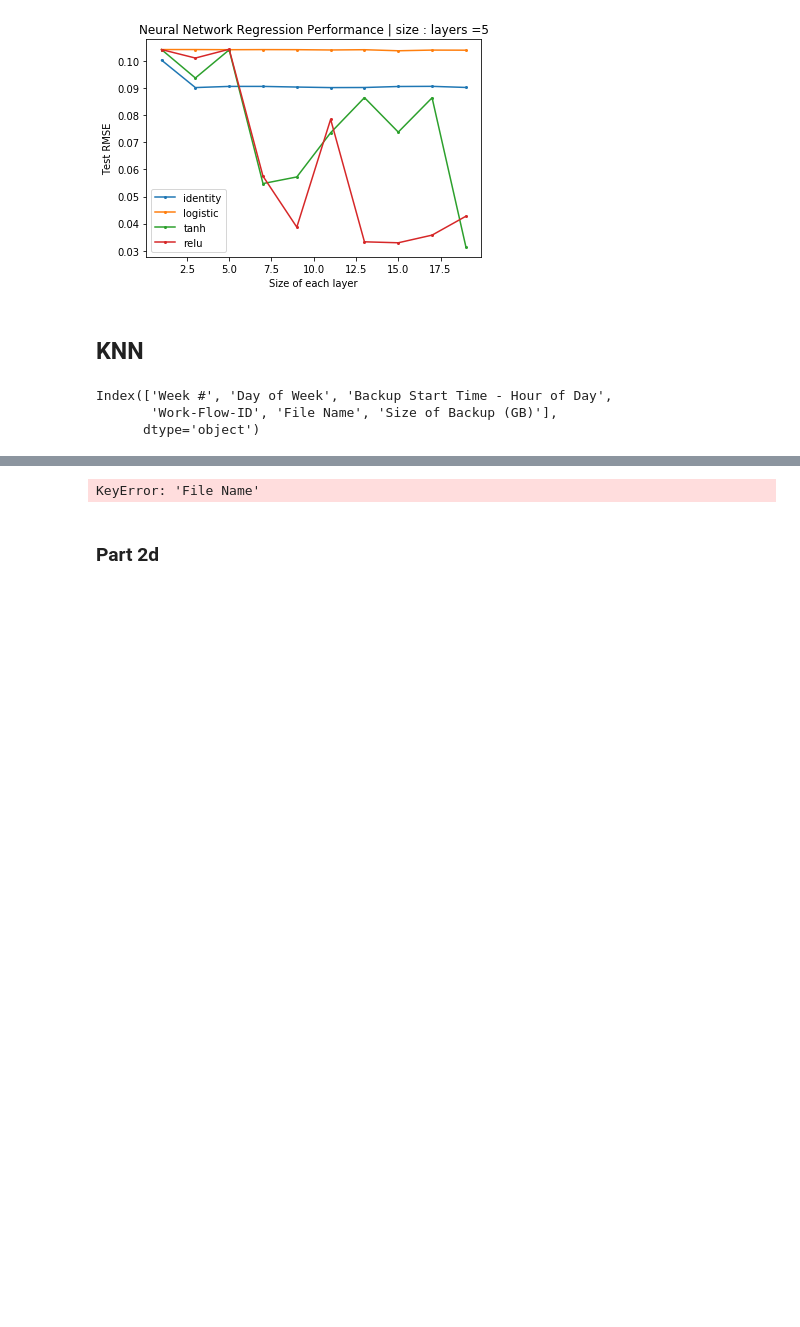
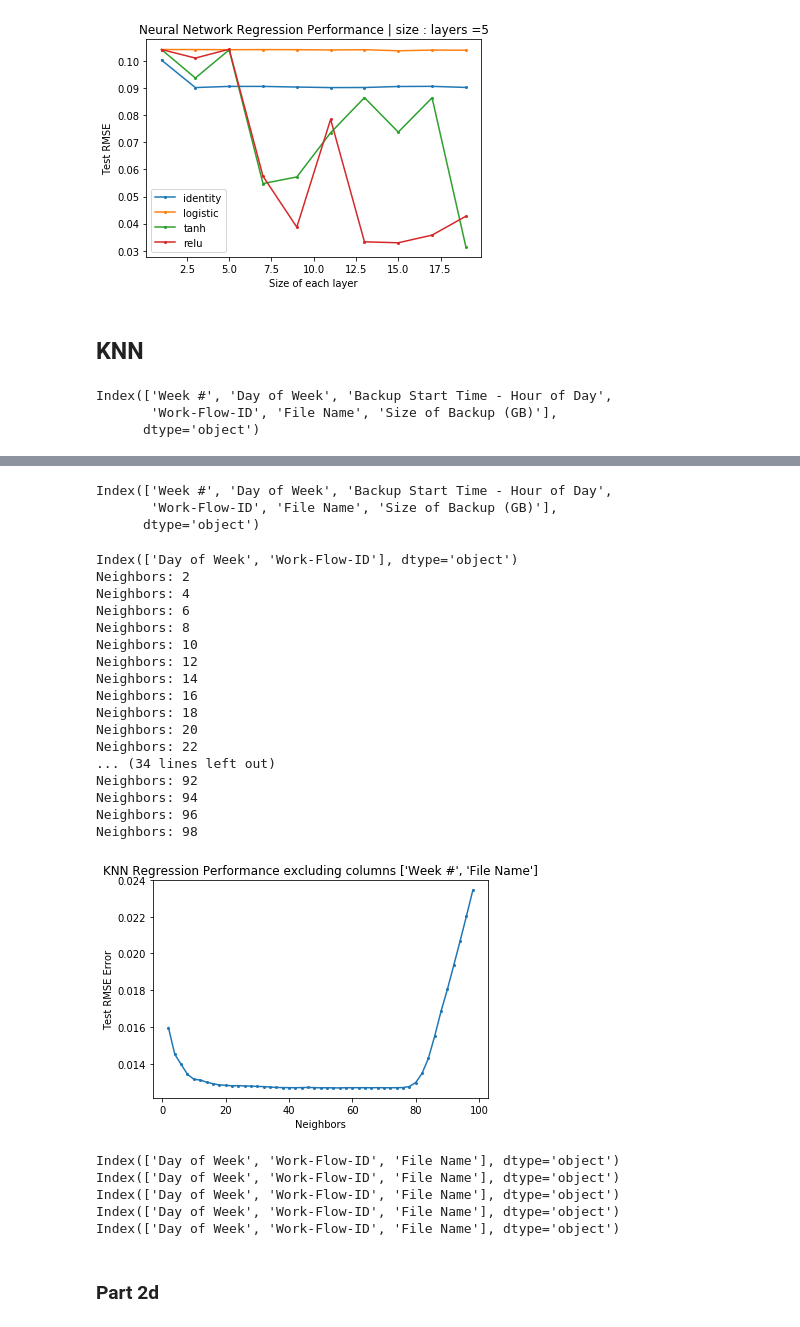
Before and after one commit to TSatyaVasanthReddy/RegressionAnalysis, a Jupyter notebook: code_satya.ipynb, the cells around one changed output, grey strips where cells are left out. Saved outputs shown, nothing was run; the diff lists cells and outputs as text; code cells hidden in the pictures; blank space fills up the shorter version.

```diff
--- a/code_satya.ipynb
+++ b/code_satya.ipynb
@@ -38,9 +38,13 @@ def encode_datalist(datalist):
 def scalar_encode(dataset):
     dataset_copy = dataset.copy()
     # dataset_copy contains scalar encoding of features
-    dataset_copy['Day of Week'] = encode_day_names(dataset_copy['Day of Week'])
-    dataset_copy['File Name'] = encode_datalist(dataset_copy['File Name'])
-    dataset_copy['Work-Flow-ID'] = encode_datalist(dataset_copy['Work-Flow-ID'])
+    if('Day of Week' in dataset_copy.columns):
+        dataset_copy['Day of Week'] = encode_day_names(dataset_copy['Day of Week'])
+    print(dataset_copy.columns)
+    if('File Name' in dataset_copy.columns):
+        dataset_copy['File Name'] = encode_datalist(dataset_copy['File Name'])
+    if('Work-Flow-ID' in dataset_copy.columns):
+        dataset_copy['Work-Flow-ID'] = encode_datalist(dataset_copy['Work-Flow-ID'])
     return dataset_copy
 
 
@@ -193,7 +197,7 @@ Index(['Week #', 'Day of Week', 'Backup Start Time - Hour of Day',
        'Work-Flow-ID', 'File Name', 'Size of Backup (GB)'],
       dtype='object')
 # %%
-def analyze_knn(neighbor_range,remove_cols=[]):
+def analyze_knn(dataset,neighbor_range,remove_cols=[]):
     removed_data = dataset.drop(remove_cols,axis=1)
     X_r,Y_r = getX_Y_from_dataset(removed_data)
     X_r = one_hot_encode(X_r)
@@ -230,15 +234,44 @@ Neighbors: 94
 Neighbors: 96
 Neighbors: 98
 [figure]
+# %%
+print(dataset.columns)
+# %% [output]
+Index(['Week #', 'Day of Week', 'Backup Start Time - Hour of Day',
+       'Work-Flow-ID', 'File Name', 'Size of Backup (GB)'],
+      dtype='object')
 # %%
-analyze_knn(range(2,100,2),['Week #','File Name'])
+analyze_knn(dataset,range(2,100,2),['Week #','File Name'])
 # %% [output]
-KeyError: 'File Name'
+Index(['Day of Week', 'Work-Flow-ID'], dtype='object')
+Neighbors: 2
+Neighbors: 4
+Neighbors: 6
+Neighbors: 8
+Neighbors: 10
+Neighbors: 12
+Neighbors: 14
+Neighbors: 16
+Neighbors: 18
+Neighbors: 20
+Neighbors: 22
+... (34 lines left out)
+Neighbors: 92
+Neighbors: 94
+Neighbors: 96
+Neighbors: 98
+[figure, added]
 # %%
 workflows = list(set(dataset['Work-Flow-ID'].values))
 workflow_datasets=[dataset.loc[dataset['Work-Flow-ID'] == x] for x in  workflows]
 workflow_datasets_xy = [getX_Y_from_dataset(d) for d in workflow_datasets]
 workflow_datasets_xy_oh = [(one_hot_encode(x[0]),x[1]) for x in workflow_datasets_xy]
+# %% [output]
+Index(['Day of Week', 'Work-Flow-ID', 'File Name'], dtype='object')
+Index(['Day of Week', 'Work-Flow-ID', 'File Name'], dtype='object')
+Index(['Day of Week', 'Work-Flow-ID', 'File Name'], dtype='object')
+Index(['Day of Week', 'Work-Flow-ID', 'File Name'], dtype='object')
+Index(['Day of Week', 'Work-Flow-ID', 'File Name'], dtype='object')
 # %% [markdown]
 ### Part 2d
 # %%
```
Also changed, not shown: parts of 5 cells of this notebook.
